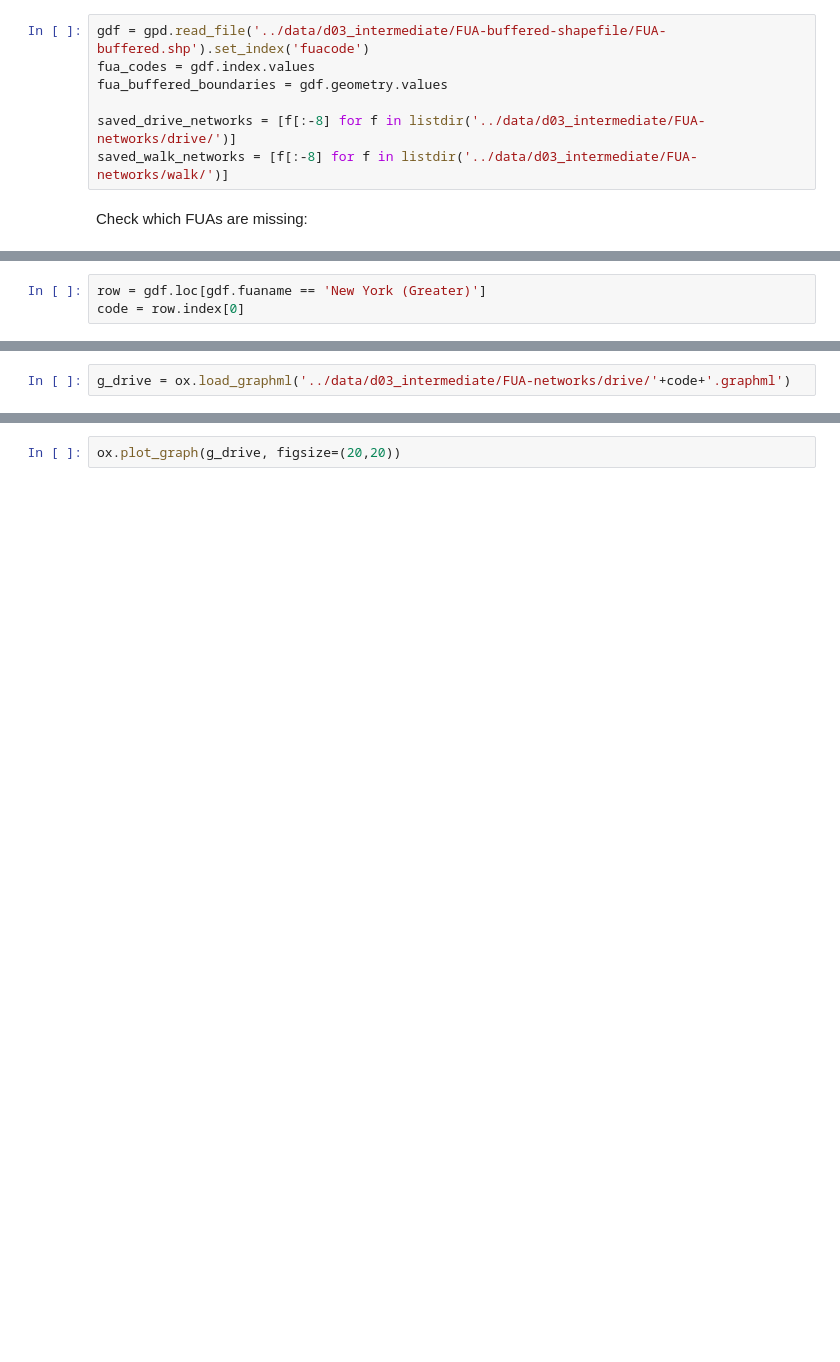
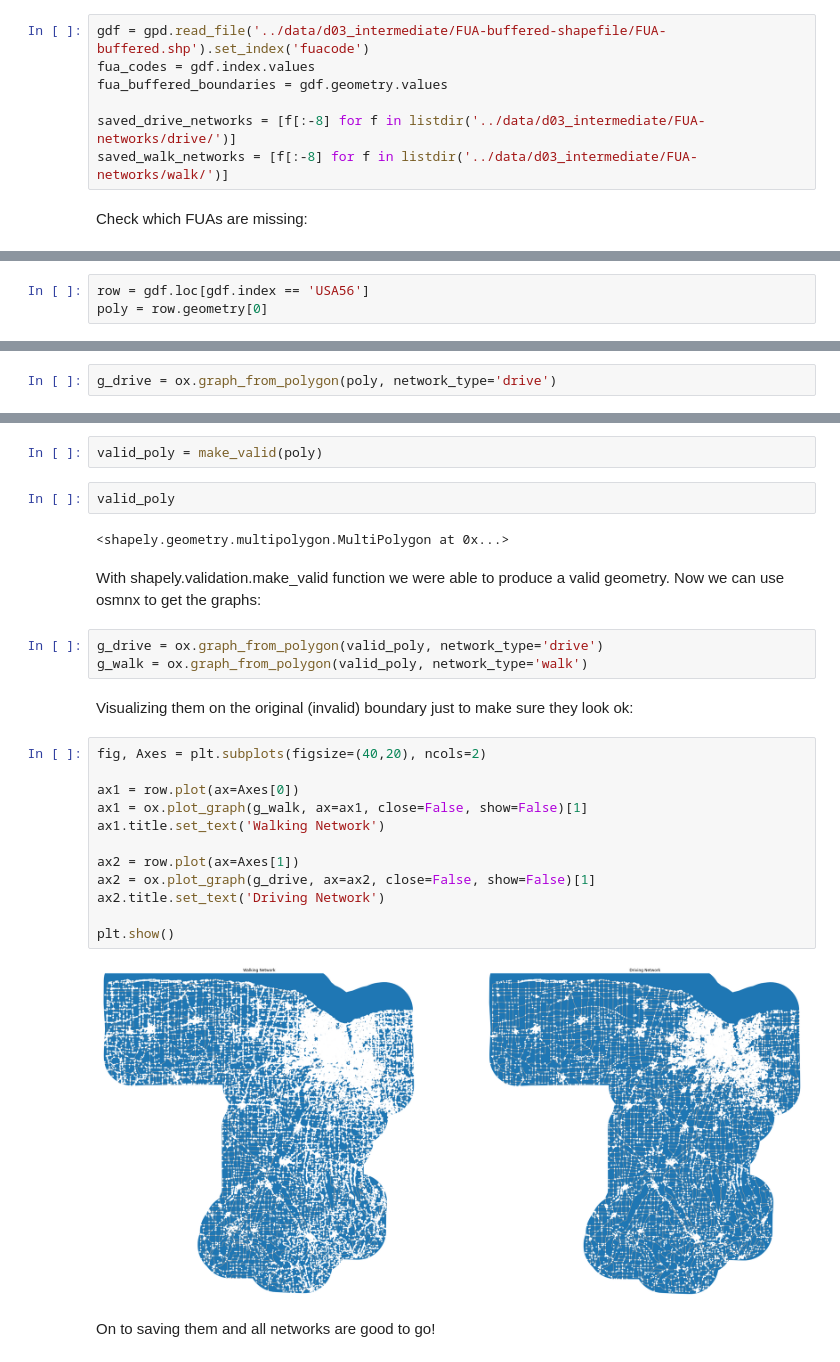
Before and after one commit to gsagostini/amenities-distance, a Jupyter notebook: notebooks/21-12-28_getting-networks.ipynb, the cells around one changed output, grey strips where cells are left out. Cells and saved outputs as stored; diff of their text form; blank space fills up the shorter version.

Commit message:
got network for Rochester

```diff
--- a/notebooks/21-12-28_getting-networks.ipynb
+++ b/notebooks/21-12-28_getting-networks.ipynb
@@ -118,5 +108,5 @@ Could not find walk network of  USA56
 # %%
-row = gdf.loc[gdf.fuaname == 'New York (Greater)']
-code = row.index[0]
+row = gdf.loc[gdf.index == 'USA56']
+poly = row.geometry[0]
 # %%
 row.plot(figsize=(20,20))
@@ -123,2 +116,2 @@ row.plot(figsize=(20,20))
 # %%
-g_drive = ox.load_graphml('../data/d03_intermediate/FUA-networks/drive/'+code+'.graphml')
+g_drive = ox.graph_from_polygon(poly, network_type='drive')
@@ -125,2 +134,29 @@ g_drive = ox.load_graphml('../data/d03_intermediate/FUA-networks/drive/'+code+'.
+# %%
+valid_poly = make_valid(poly)
+# %%
+valid_poly
+# %% [output]
+<shapely.geometry.multipolygon.MultiPolygon at 0x...>
+# %% [markdown]
+With shapely.validation.make_valid function we were able to produce a valid geometry. Now we can use osmnx to get the graphs:
 # %%
-ox.plot_graph(g_drive, figsize=(20,20))
+g_drive = ox.graph_from_polygon(valid_poly, network_type='drive')
+g_walk = ox.graph_from_polygon(valid_poly, network_type='walk')
+# %% [markdown]
+Visualizing them on the original (invalid) boundary just to make sure they look ok:
+# %%
+fig, Axes = plt.subplots(figsize=(40,20), ncols=2)
+
+ax1 = row.plot(ax=Axes[0])
+ax1 = ox.plot_graph(g_walk, ax=ax1, close=False, show=False)[1]
+ax1.title.set_text('Walking Network')
+
+ax2 = row.plot(ax=Axes[1])
+ax2 = ox.plot_graph(g_drive, ax=ax2, close=False, show=False)[1]
+ax2.title.set_text('Driving Network')
+
+plt.show()
+# %% [output]
+[figure, added]
+# %% [markdown]
+On to saving them and all networks are good to go!
```
Also changed, not shown: parts of 13 cells of this notebook.
